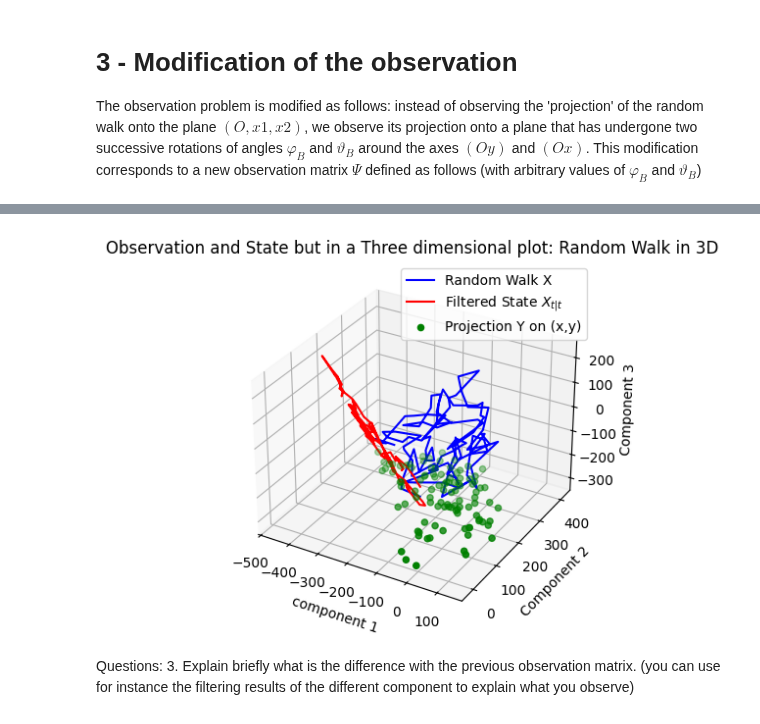
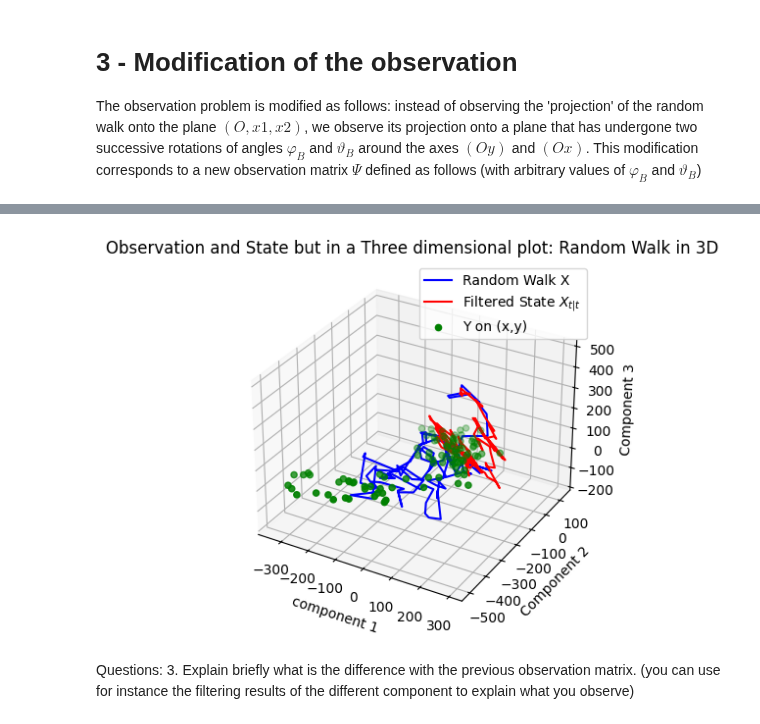
Before and after one commit to KHOUTAIBI/TSIA-TP, a Jupyter notebook: Time-Series-2/Kalman_Practice-Session.ipynb, the cells around one changed output, grey strips where cells are left out. Saved outputs shown, nothing was run; the diff lists cells and outputs as text; code cells hidden in the pictures.

```diff
--- a/Time-Series-2/Kalman_Practice-Session.ipynb
+++ b/Time-Series-2/Kalman_Practice-Session.ipynb
@@ -493,7 +516,9 @@ P_0 = 100 * np.eye(3)
 Q = tau**2 * np.eye(3)
 R = sigma**2 * np.eye(2)
 
-# Filtrage But this time we will change the values of tau, Sigma and Y
+
+# Perform simulation but this time with Psi rotated
+X, Y = lingauss_simul(x_0, T, Phi, Psi, Q, R)
 M, Parray = kalman_filter(Y, m_0, P_0, Phi, Psi, Q, R)
 
 # Visualisation
@@ -534,19 +561,19 @@ plt.show()
 # %%
 fig = plt.figure()
 ax = plt.axes(projection='3d')
 
 # PLotting the satate, the filtered state and the observation
 ax.plot3D(X[:, 0], X[:, 1], X[:, 2], color='blue',label='Random Walk X')
 ax.plot3D(M[:,0],M[:,1],M[:, 2],color='red',label='Filtered State $X_{t|t}$')
-ax.scatter(Y[:,0],Y[:,1],np.min(X[:, 2]),color='green',label='Projection Y on (x,y)')
+ax.scatter(Y[:,0],Y[:,1],0,color='green',label='Y on (x,y)')
 ax.set_xlabel("component 1")
 ax.set_ylabel("Component 2")
 ax.set_zlabel("Component 3")
 plt.legend()
 plt.title("Observation and State but in a Three dimensional plot: Random Walk in 3D")
 plt.show()
 # %% [output]
-[figure, old version]
+[figure, new version]
 # %% [markdown]
 Questions:
 3. Explain briefly what is the difference with the previous observation matrix. (you can use for instance the filtering results of the different component to explain what you observe)
```
Also changed, not shown: parts of 13 cells of this notebook.
